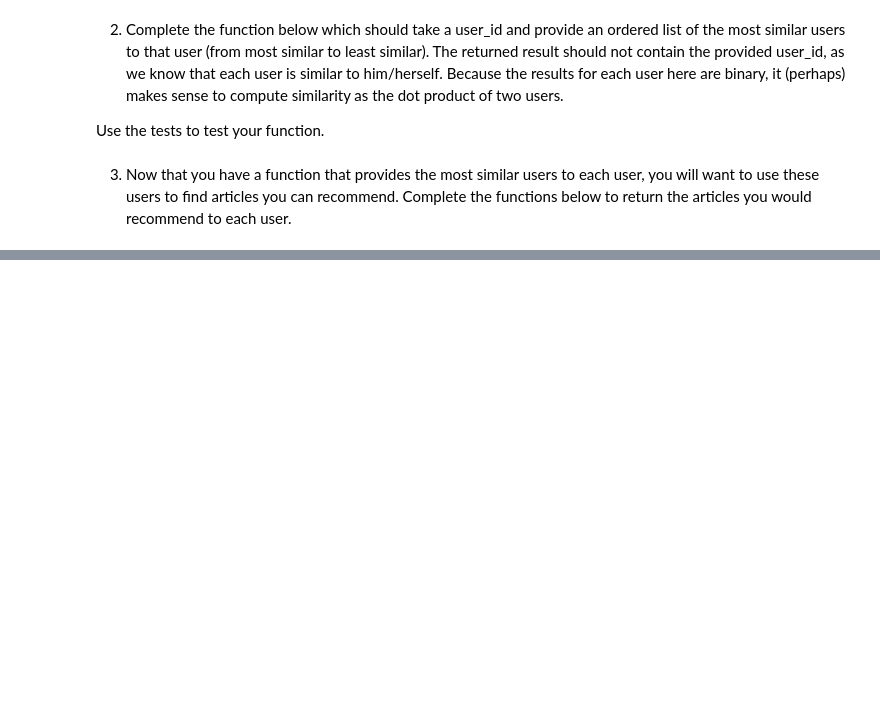
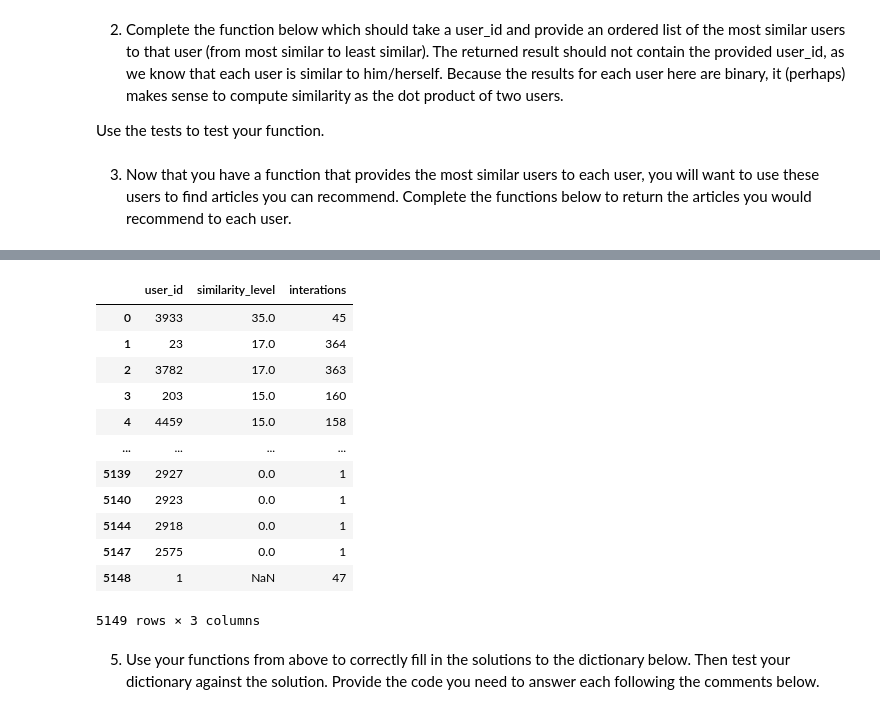
Before and after one commit to Izziboi/IBM-Recommendation, a Jupyter notebook: ibm_recommend.ipynb, the cells around one changed output, grey strips where cells are left out. Drawn from its saved outputs; the diff is of its cells as text; code cells hidden in the pictures; blank space fills up the shorter version.

```diff
--- a/ibm_recommend.ipynb
+++ b/ibm_recommend.ipynb
@@ -874,0 +883,56 @@ print("If this is all you see, you passed all of our tests!  Nice job!")
+# %%
+def get_top_sorted_users(user_id, df=df, user_item=user_item):
+    '''
+    INPUT:
+    user_id - (int) a user id
+    df - (pandas dataframe) df as defined at the top of the notebook
+    user_item - (pandas dataframe) matrix of users by articles:
+            1's when a user has interacted with an article, 0 otherwise
+
+
+    OUTPUT:
+    neighbors_df - (pandas dataframe) a dataframe with:
+                    neighbor_id - is a neighbor user_id
+                    similarity - measure of the similarity of each user to the provided user_id
+                    num_interactions - the number of articles viewed by the user - if a u
+
+    Other Details - sort the neighbors_df by the similarity and then by number of interactions where
+                    highest of each is higher in the dataframe
+
+    '''
+    # Your code here
+    # Article dot product
+    art_prod = user_item.dot(np.transpose(user_item))
+    sim_df = art_prod.loc[user_id].sort_values(ascending = False)
+
+    # Reset the similarity dataframe
+    sim_df = pd.DataFrame(sim_df.reset_index().drop(0, axis =0))
+    sim_df['similarity_level'] = sim_df[user_id]
+    sim_df.drop(user_id, axis=1, inplace=True)
+
+    # Calculate the neighbors
+    neighbors = df['user_id'].value_counts()
+    neighbors = pd.DataFrame(neighbors).reset_index().rename(
+        columns={'index': 'user_id', 'user_id': 'interations'})
+
+    # Merge the similarity and neighbors dataframes
+    neighbors = sim_df.merge(neighbors, on=['user_id'], how='outer')
+    neighbors_df = neighbors.sort_values(by=['similarity_level', 'interations'], ascending=False)
+
+    return neighbors_df # Return the dataframe specified in the doc_string
+# %%
+get_top_sorted_users(1)
+# %% [output]
+|  | user_id | similarity_level | interations |
+| 0 | 3933 | 35.0 | 45 |
+| 1 | 23 | 17.0 | 364 |
+| 2 | 3782 | 17.0 | 363 |
+| 3 | 203 | 15.0 | 160 |
+| 4 | 4459 | 15.0 | 158 |
+| ... | ... | ... | ... |
+| 5139 | 2927 | 0.0 | 1 |
+| 5140 | 2923 | 0.0 | 1 |
+| 5144 | 2918 | 0.0 | 1 |
+| 5147 | 2575 | 0.0 | 1 |
+| 5148 | 1 | NaN | 47 |
+5149 rows × 3 columns
@@ -874,0 +1083,3 @@ print("If this is all you see, you passed all of our tests!  Nice job!")
+# %% [markdown]
+5. Use your functions from above to correctly fill in the solutions to the dictionary below. Then test your dictionary against
+the solution. Provide the code you need to answer each following the comments below.
```
Also changed, not shown: parts of 33 cells of this notebook.
